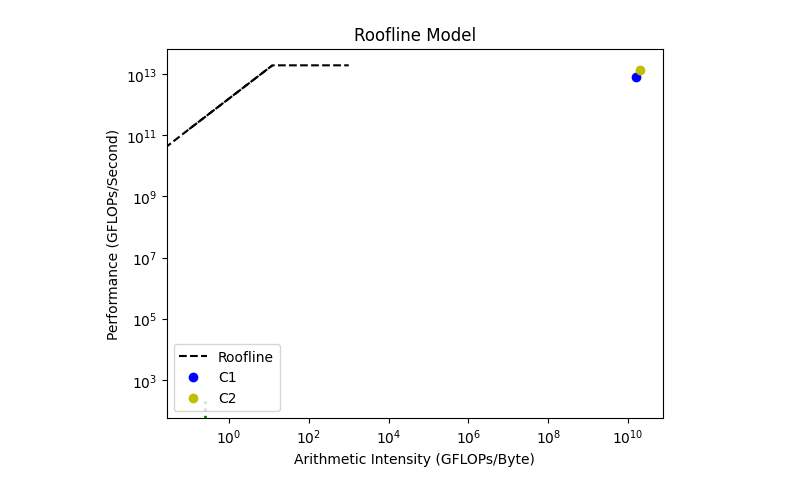
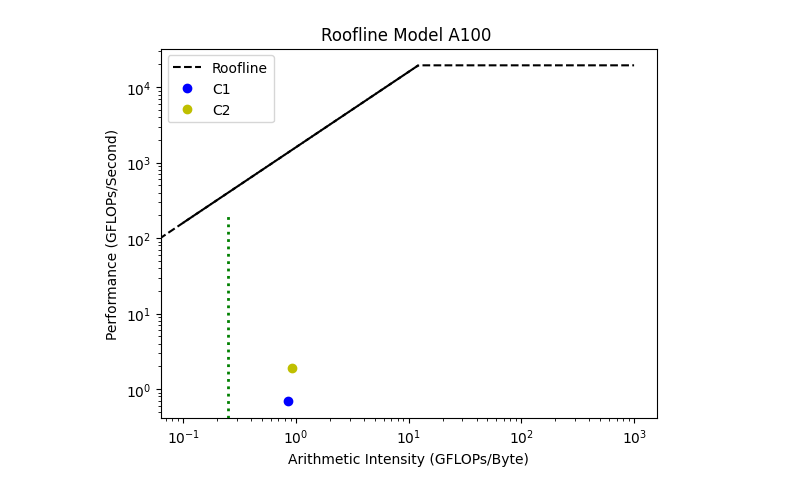
Before and after one commit to tommarvoloriddle/Optimization-of-Image-inpainting-GANs, a Jupyter notebook: PD-GAN/optimization/Roofline.ipynb, the cells around one changed output. Cells and saved outputs as stored; diff of their text form; code cells hidden in the pictures.

Commit message:
roofline

```diff
--- a/PD-GAN/optimization/Roofline.ipynb
+++ b/PD-GAN/optimization/Roofline.ipynb
@@ -0,0 +5,10 @@
+# %%
+
+with open('/scratch/sg7729/hpml_project/PD-GAN/PD-GAN/optimization/measurements/a100lists_PDGAN_MP_loss.pkl','rb') as f:
+    lists1=pickle.load(f)
+
+with open('/scratch/sg7729/hpml_project/PD-GAN/PD-GAN/optimization/measurements/a100lists_PDGAN_loss.pkl','rb') as f:
+    lists2=pickle.load(f)
+# %%
+rfmp=lists1[6]
+rfsp=lists2[6]
@@ -1,17 +18,12 @@
+# %%
+# Define roofline model parameters
+peak_perf =  19500 # Maximum achievable performance in FLOPs per second
+mem_bandwidth = 1600 # Memory bandwidth in GB/s
+
+# Define performance and arithmetic intensity ranges
+perf_range = np.linspace(0, peak_perf, 100)
+ai_range = perf_range / mem_bandwidth
 # %%
-import matplotlib.pyplot as plt
-import numpy as np
-
-# Define roofline model parameters
-peak_perf =  19.5 * 10**12 # Maximum achievable performance in FLOPs per second
-mem_bandwidth = 1.6 * 10**12  # Memory bandwidth in GB/s
-
-# Define performance and arithmetic intensity ranges
-perf_range = np.linspace(0, peak_perf, 100)
-ai_range = perf_range / mem_bandwidth
-
-def roofline_model(x, peak_perf, mem_bandwidth):
-    return np.minimum(peak_perf, mem_bandwidth * x)
 
 # Generate the data points for the roofline model
 x_roof = np.arange(0.1, 1000)
@@ -20,37 +32,32 @@ y_roof = np.minimum(peak_perf, mem_bandwidth * x_roof)
 # Plot the roofline model
 plt.loglog(x_roof, y_roof, color='black', linestyle='--')
 
 # Plot roofline model
 plt.plot(ai_range, perf_range, 'k--', label='Roofline')
 plt.xlabel('Arithmetic Intensity (GFLOPs/Byte)')
 plt.ylabel('Performance (GFLOPs/Second)')
-plt.title('Roofline Model')
+plt.title('Roofline Model A100 ')
 
 # Define benchmark data
-rfsp = (500, 8.0 * 10**12) # bandwidth and performance values for single precision on V100
-rfmp = (700, 14.0 * 10**12) # bandwidth and performance values for mixed precision on V100
 benchmarks = [('C1',rfsp[0],rfsp[1]),('C2',rfmp[0],rfmp[1])]
 
 # Plot benchmark points
 colors = ['bo','yo']
 for i, (label, bw, perf) in enumerate(benchmarks):
     # Check if point overlaps with previous points
     ai = perf/bw
     overlap = False
     for j in range(i):
         if abs(ai - benchmarks[j][2]) < 0.05 and abs(perf - benchmarks[j][1]) < 5:
             overlap = True
             break
     if not overlap:
         plt.plot(ai, perf, colors[i], label=label)
-
-# Add a vertical line at an AI of 0.25
 plt.vlines(x=0.25, ymin=0, ymax=200, colors='green', ls=':', lw=2)
-
 # Add legend
 plt.legend()
 
 # Show plot
 plt.show()
 # %% [output]
-[figure, old version]
+[figure, new version]
```
Also changed, not shown: parts of 6 cells of this notebook.
